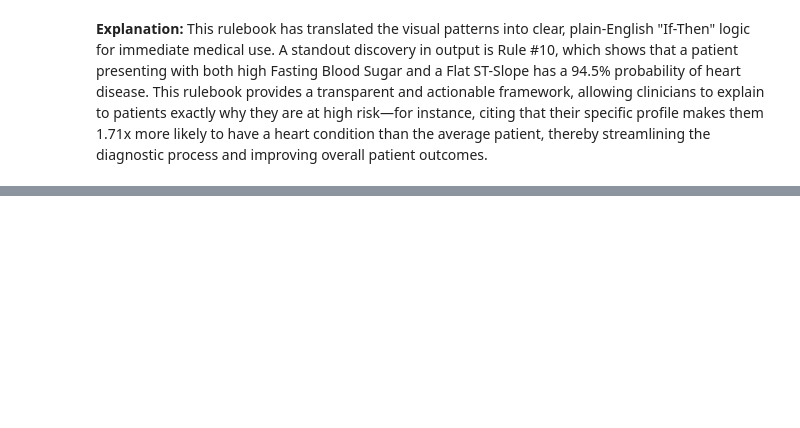
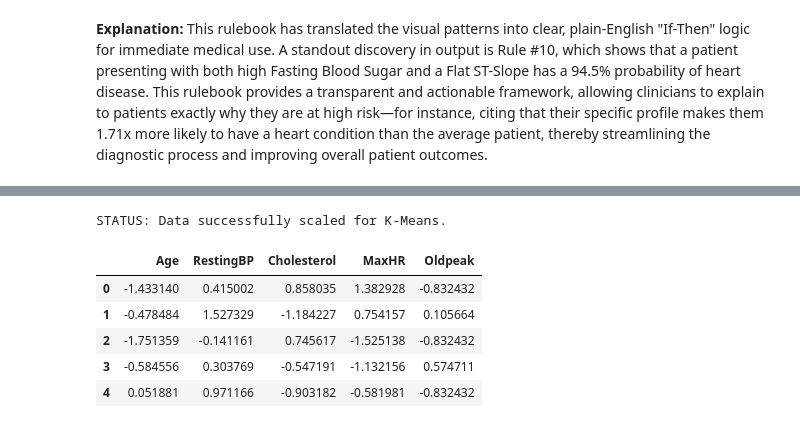
Before and after one commit to Team-JAZL/Vitalsights-DM, a Jupyter notebook: descriptive_modeling.ipynb, the cells around one changed output, grey strips where cells are left out. Saved outputs shown, nothing was run; the diff lists cells and outputs as text; code cells hidden in the pictures; blank space fills up the shorter version.

```diff
--- a/descriptive_modeling.ipynb
+++ b/descriptive_modeling.ipynb
@@ -225,0 +244,26 @@ This rulebook has translated the visual patterns into clear, plain-English "If-T
+# %%
+from sklearn.cluster import KMeans
+from sklearn.preprocessing import StandardScaler
+import pandas as pd
+
+# 1. Select the numerical features for mathematical clustering
+# We use the original continuous values, not the binned categories
+numerical_features = ['Age', 'RestingBP', 'Cholesterol', 'MaxHR', 'Oldpeak']
+X = df[numerical_features]
+
+# 2. Standardization (Z-score Scaling) so Mean=0 and Variance=1
+scaler = StandardScaler()
+X_scaled = scaler.fit_transform(X)
+
+# 3. Visualization: Preview the scaled data rows
+X_scaled_df = pd.DataFrame(X_scaled, columns=numerical_features)
+print("STATUS: Data successfully scaled for K-Means.")
+display(X_scaled_df.head())
+# %% [output]
+STATUS: Data successfully scaled for K-Means.
+|  | Age | RestingBP | Cholesterol | MaxHR | Oldpeak |
+| 0 | -1.433140 | 0.415002 | 0.858035 | 1.382928 | -0.832432 |
+| 1 | -0.478484 | 1.527329 | -1.184227 | 0.754157 | 0.105664 |
+| 2 | -1.751359 | -0.141161 | 0.745617 | -1.525138 | -0.832432 |
+| 3 | -0.584556 | 0.303769 | -0.547191 | -1.132156 | 0.574711 |
+| 4 | 0.051881 | 0.971166 | -0.903182 | -0.581981 | -0.832432 |
```
Also changed, not shown: parts of 21 cells of this notebook.
